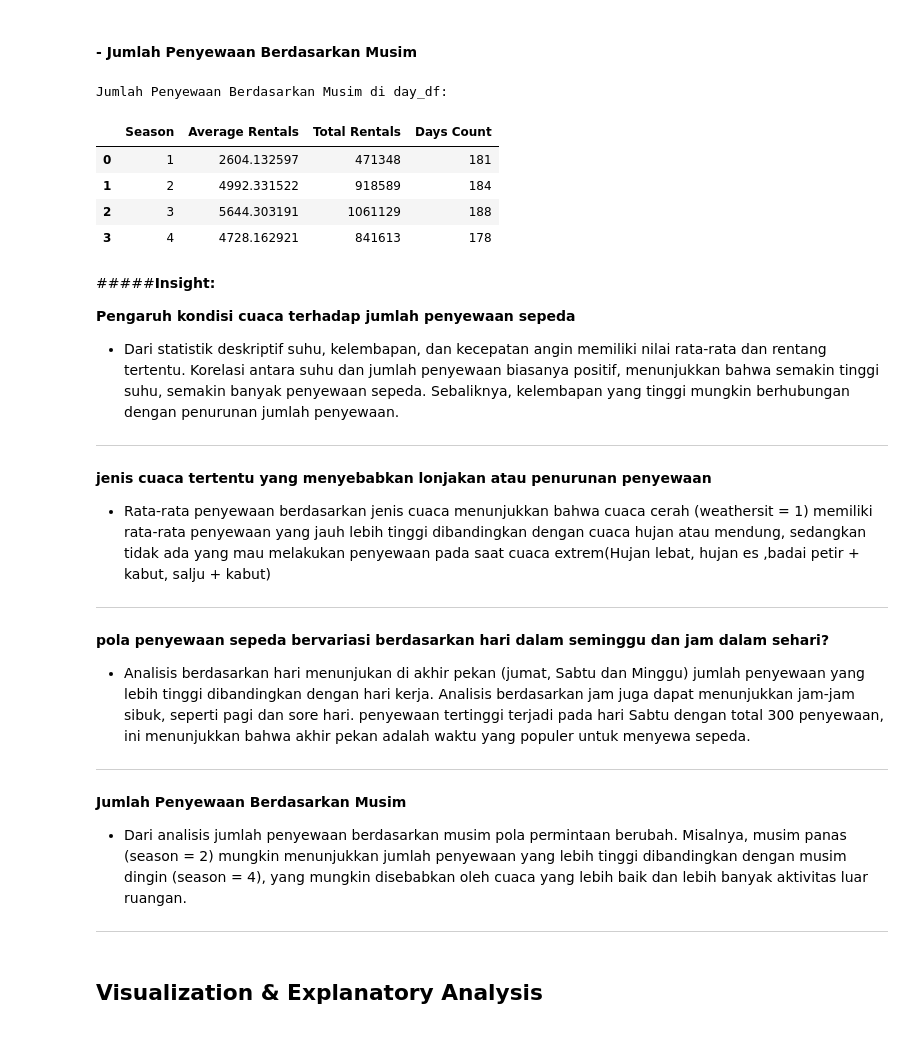
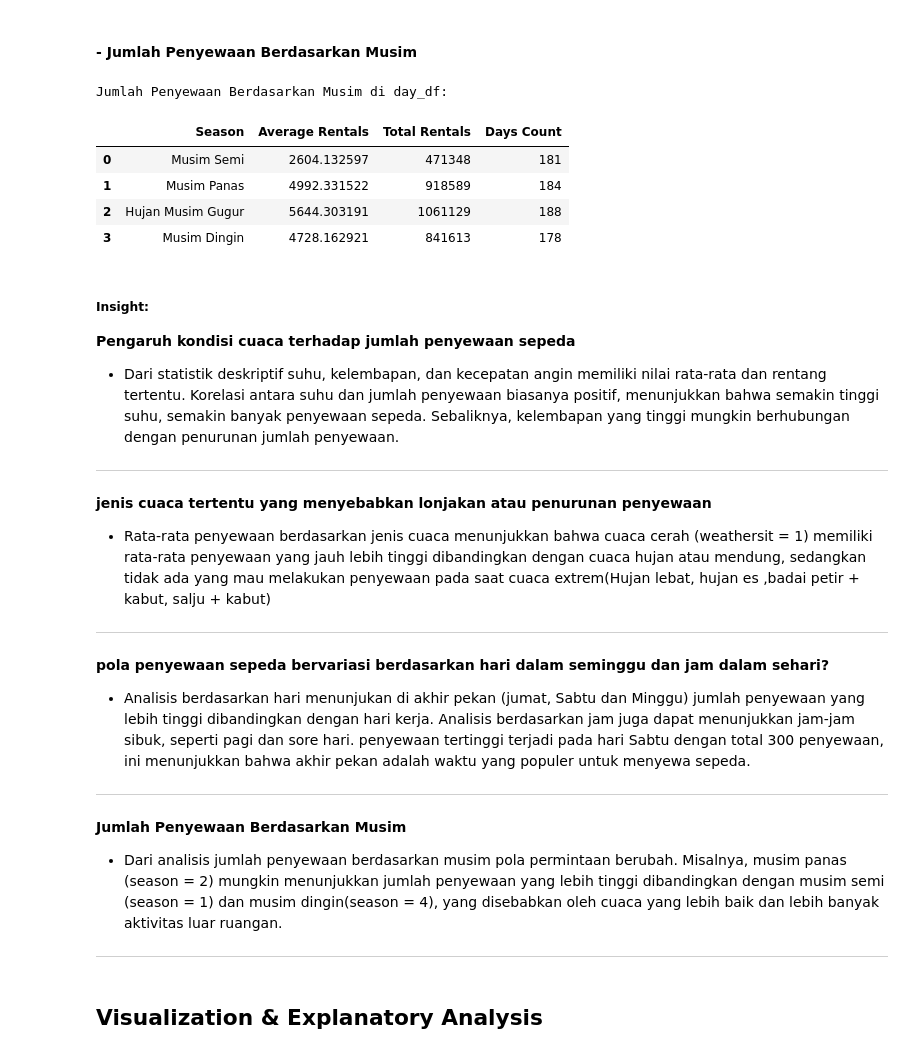
Before and after one commit to ThirafiQaedi/ThirafiQaedi-Dicoding_Belajar-Analisis-Data-dengan-Python_Proyek-Analisis-Data-Bike-Sharing, a Jupyter notebook: notebook.ipynb, the cells around one changed output. Drawn from its saved outputs; the diff is of its cells as text; code cells hidden in the pictures.

```diff
--- a/notebook.ipynb
+++ b/notebook.ipynb
@@ -444,18 +478,25 @@ Jumlah Penyewaan Berdasarkan Jam dalam Sehari di hour_df:
 # %%
 # Menghitung jumlah penyewaan berdasarkan musim
 seasonal_rentals = day_df.groupby('season')['cnt'].agg(['mean', 'sum', 'count']).reset_index()
 seasonal_rentals.columns = ['Season', 'Average Rentals', 'Total Rentals', 'Days Count']
+Season_mapping = {
+    1: 'Musim Semi',
+    2: 'Musim Panas',
+    3: 'Hujan Musim Gugur',
+    4: 'Musim Dingin'
+}
+seasonal_rentals['Season'] = seasonal_rentals['Season'].map(Season_mapping)
 print("Jumlah Penyewaan Berdasarkan Musim di day_df:\n")
 seasonal_rentals
 # %% [output]
 Jumlah Penyewaan Berdasarkan Musim di day_df:
 |  | Season | Average Rentals | Total Rentals | Days Count |
-| 0 | 1 | 2604.132597 | 471348 | 181 |
-| 1 | 2 | 4992.331522 | 918589 | 184 |
-| 2 | 3 | 5644.303191 | 1061129 | 188 |
-| 3 | 4 | 4728.162921 | 841613 | 178 |
+| 0 | Musim Semi | 2604.132597 | 471348 | 181 |
+| 1 | Musim Panas | 4992.331522 | 918589 | 184 |
+| 2 | Hujan Musim Gugur | 5644.303191 | 1061129 | 188 |
+| 3 | Musim Dingin | 4728.162921 | 841613 | 178 |
 # %% [markdown]
-#####**Insight:**
+##### **Insight:**
 
 **Pengaruh kondisi cuaca terhadap jumlah penyewaan sepeda**
 - Dari statistik deskriptif suhu, kelembapan, dan kecepatan angin memiliki nilai rata-rata dan rentang tertentu. Korelasi antara suhu dan jumlah penyewaan biasanya positif, menunjukkan bahwa semakin tinggi suhu, semakin banyak penyewaan sepeda. Sebaliknya, kelembapan yang tinggi mungkin berhubungan dengan penurunan jumlah penyewaan.
@@ -476,7 +517,7 @@ Jumlah Penyewaan Berdasarkan Musim di day_df:
 ---
 
 **Jumlah Penyewaan Berdasarkan Musim**
--  Dari analisis jumlah penyewaan berdasarkan musim pola permintaan berubah. Misalnya, musim panas (season = 2) mungkin menunjukkan jumlah penyewaan yang lebih tinggi dibandingkan dengan musim dingin (season = 4), yang mungkin disebabkan oleh cuaca yang lebih baik dan lebih banyak aktivitas luar ruangan.
+-  Dari analisis jumlah penyewaan berdasarkan musim pola permintaan berubah. Misalnya, musim panas (season = 2) mungkin menunjukkan jumlah penyewaan yang lebih tinggi dibandingkan dengan musim semi (season = 1) dan musim dingin(season = 4), yang disebabkan oleh cuaca yang lebih baik dan lebih banyak aktivitas luar ruangan.
 ---
 # %% [markdown]
 ## Visualization & Explanatory Analysis
```
Also changed, not shown: parts of 6 cells of this notebook, 1 other file.
